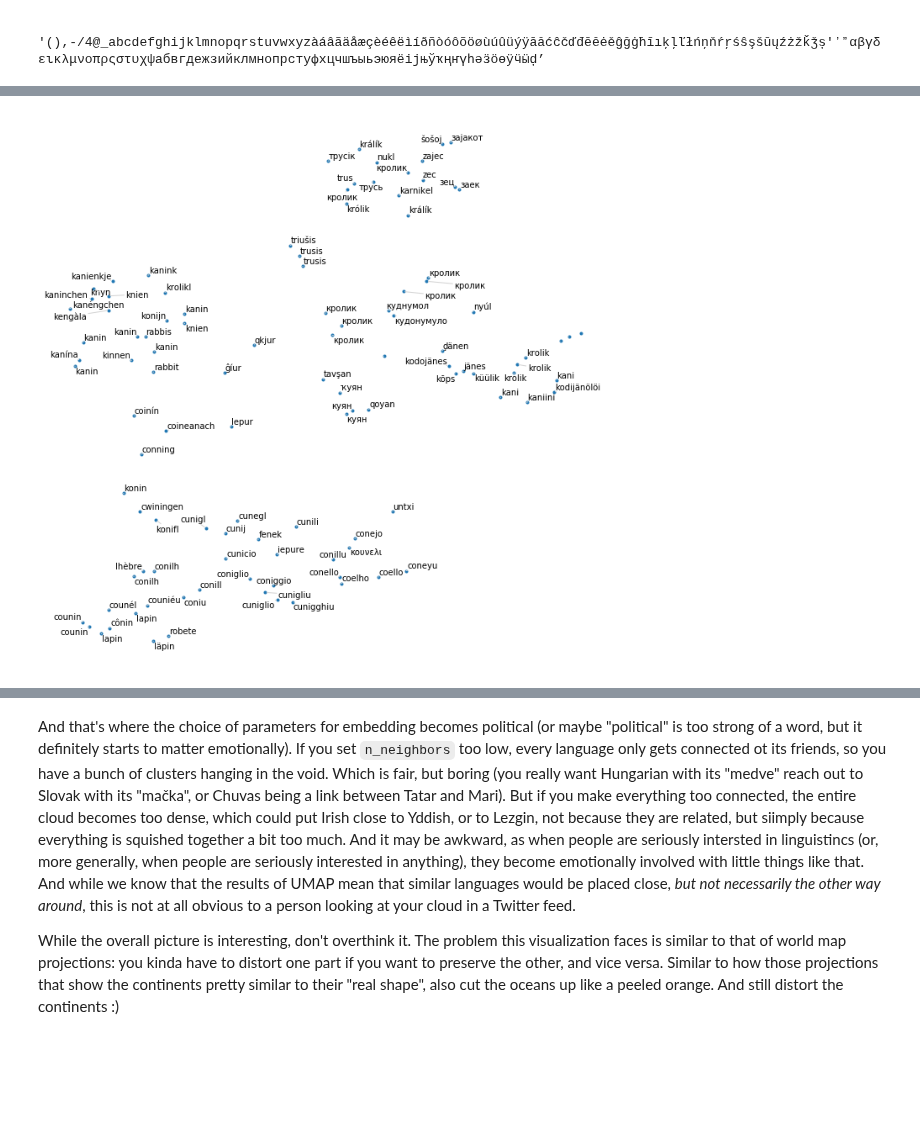
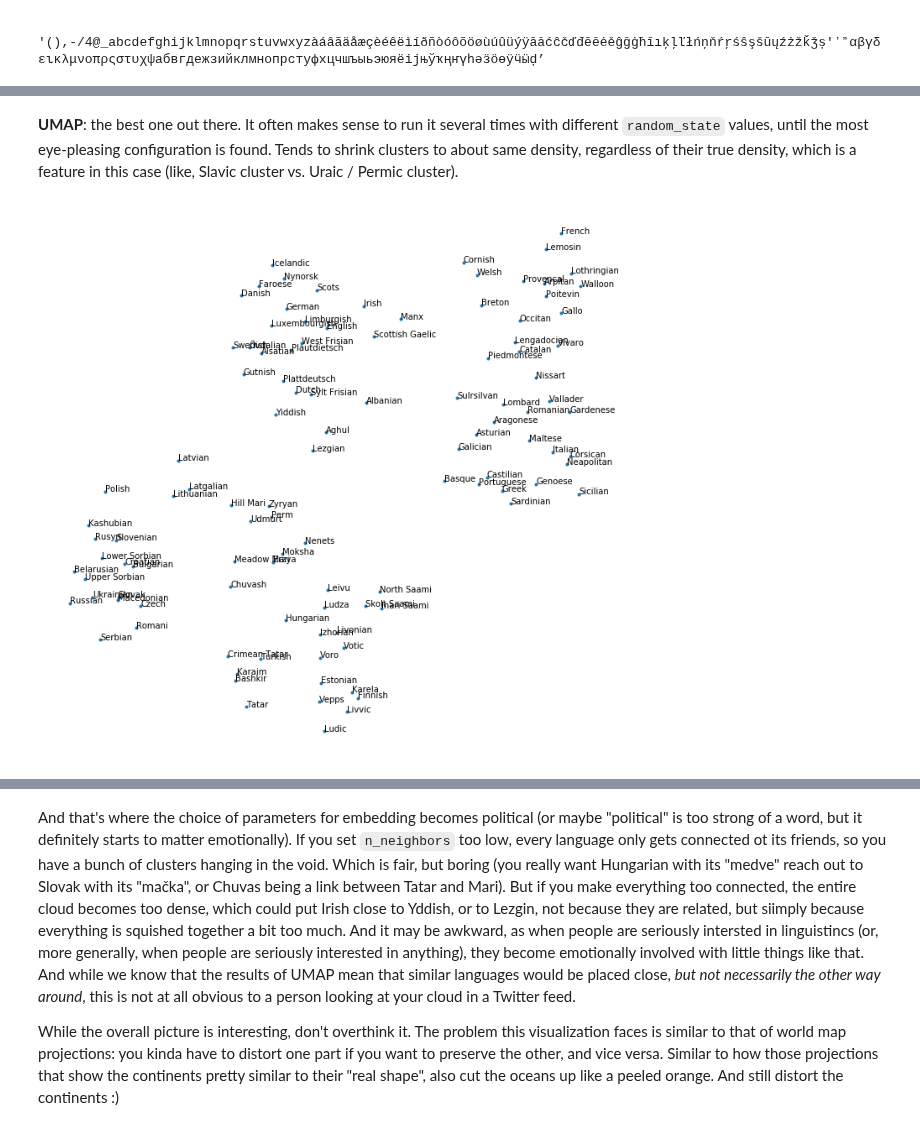
Before and after one commit to khakhalin/Sketches, a Jupyter notebook: text_games/lang_cloud.ipynb, the cells around one changed output, grey strips where cells are left out. Saved outputs shown, nothing was run; the diff lists cells and outputs as text; code cells hidden in the pictures; blank space fills up the shorter version.

```diff
--- a/text_games/lang_cloud.ipynb
+++ b/text_games/lang_cloud.ipynb
@@ -242,15 +228,0 @@ for i in range(len(lang_list)):
-# %%
-# Pick one word and plot it
-plt.figure(figsize=(12,12), facecolor='white');
-plt.axis('off');
-plt.plot(y[:,0], y[:,1], '.');
-texts = []
-key = 'rabbit'
-for i in range(len(lang_list)):
-    if key in bag[lang_list[i]]:
-        texts.append(plt.text(y[i,0], y[i,1], bag[lang_list[i]][key]))
-    else:
-        print(lang_list[i])
-adjust_text(texts, arrowprops=dict(arrowstyle='-', color='lightgray'));
-# %% [output]
-[figure, removed]
@@ -256,0 +232,8 @@ adjust_text(texts, arrowprops=dict(arrowstyle='-', color='lightgray'));
+# %% [markdown]
+**UMAP**: the best one out there. It often makes sense to run it several times with different `random_state` values, until the most eye-pleasing configuration is found. Tends to shrink clusters to about same density, regardless of their true density, which is a feature in this case (like, Slavic cluster vs. Uraic / Permic cluster).
+# %%
+fit = umap.UMAP(metric='precomputed', n_neighbors=50, random_state=0)
+y = fit.fit_transform(np.square(dist))
+cloud_plot(y[:,0], y[:,1], lang_list)
+# %% [output]
+[figure, added]
```
Also changed, not shown: parts of 15 cells of this notebook, 3 other files.
